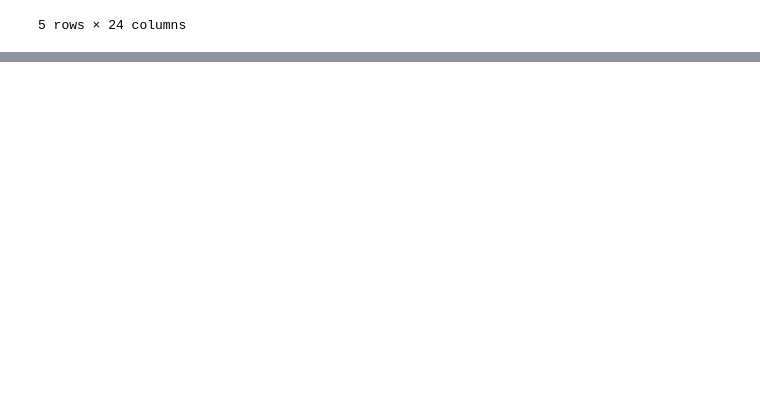
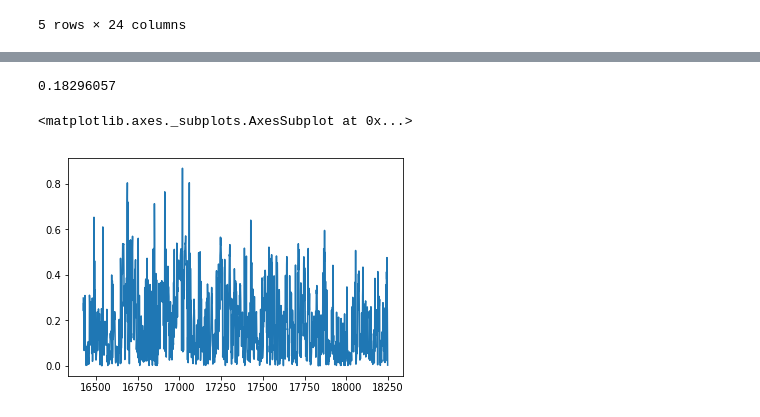
Before and after one commit to sam-harvey/kaggle-avocado-prices, a Jupyter notebook: Avocado pricing.ipynb, the cells around one changed output, grey strips where cells are left out. Saved outputs shown, nothing was run; the diff lists cells and outputs as text; code cells hidden in the pictures; blank space fills up the shorter version.

```diff
--- a/Avocado pricing.ipynb
+++ b/Avocado pricing.ipynb
@@ -156,0 +181,3 @@ RuntimeError: cuda runtime error (59) : device-side assert triggered at /opt/con
+# %%
+lr = 1e-1
+m.fit(lr, 2, cycle_len = 3, cycle_mult = 2)
@@ -156,0 +201,10 @@ RuntimeError: cuda runtime error (59) : device-side assert triggered at /opt/con
+# %%
+#Get predictions
+pred_test = m.predict(True)
+# %%
+#Calculate error stats
+test_eval = test.copy()
+test_eval['actual'] = y_test
+test_eval['pred'] = np.exp(pred_test)
+test_eval['rmse'] = np.sqrt(np.power((test_eval['pred'] - test_eval['actual']) / test_eval['actual'], 2))
+test_eval['smape'] = (abs(test_eval['actual'] - test_eval['pred'])) / ((abs(test_eval['actual']) + abs(test_eval['pred']))/2)
@@ -156,0 +232,9 @@ RuntimeError: cuda runtime error (59) : device-side assert triggered at /opt/con
+# %%
+np.mean(test_eval['smape'])
+# %% [output]
+0.18296057
+# %%
+test_eval['smape'].plot()
+# %% [output]
+<matplotlib.axes._subplots.AxesSubplot at 0x...>
+[figure, added]
```
Also changed, not shown: parts of 23 cells of this notebook.
